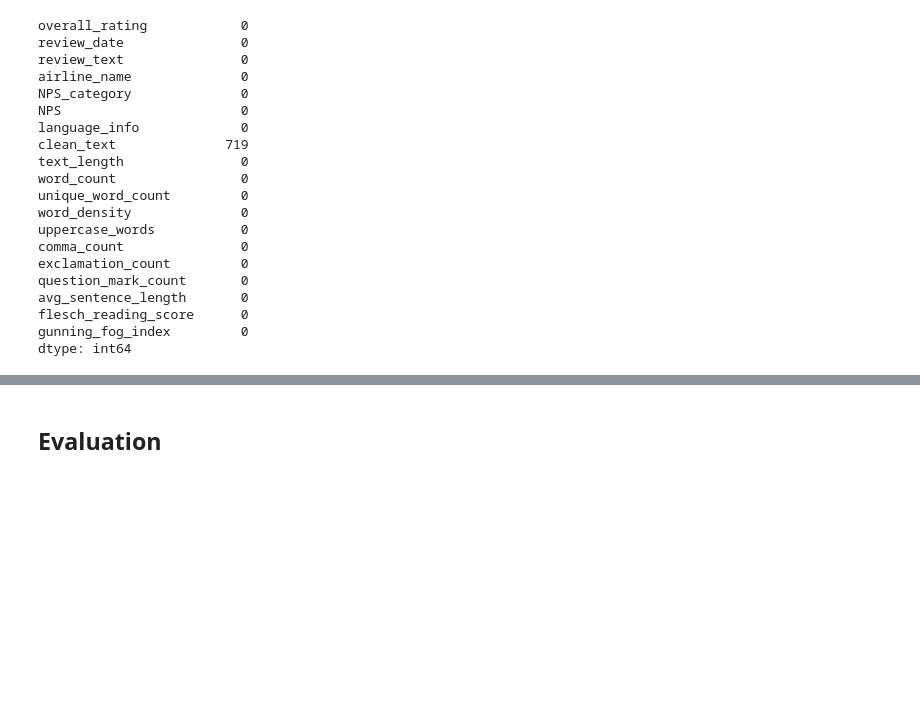
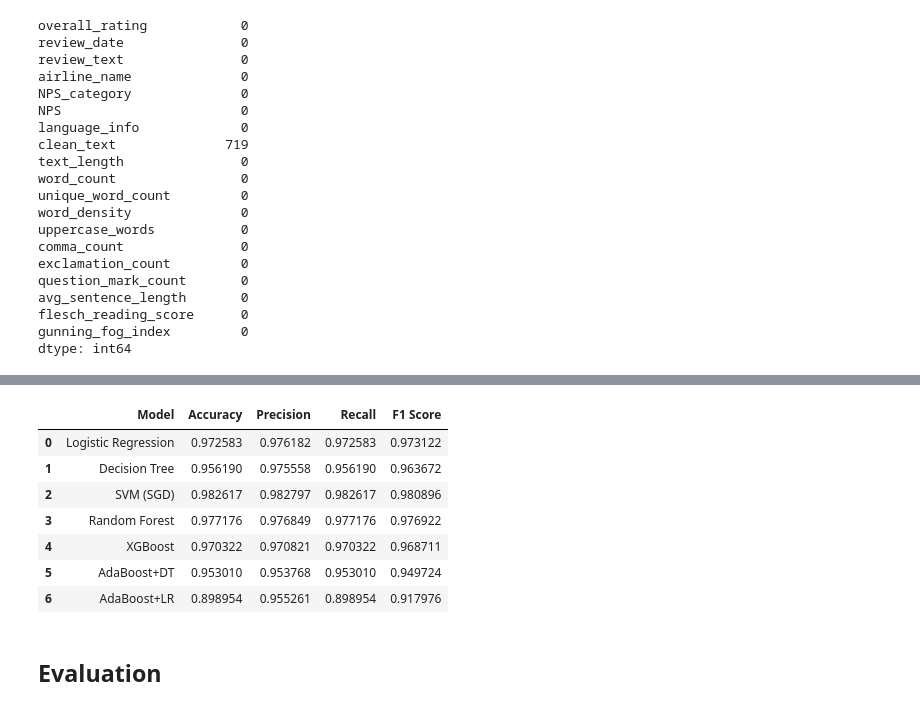
Before and after one commit to gangula-karthik/Altitude-Analytics, a Jupyter notebook: Modelling.ipynb, the cells around one changed output, grey strips where cells are left out. Saved outputs shown, nothing was run; the diff lists cells and outputs as text; code cells hidden in the pictures; blank space fills up the shorter version.

Commit message:
add: modelling (98% accuracy achieved !!!)

```diff
--- a/Modelling.ipynb
+++ b/Modelling.ipynb
@@ -43,3 +85,5 @@ gunning_fog_index         0
 dtype: int64
 # %%
 df.dropna(inplace=True)
+# %%
+df["NPS_category"] = df["NPS_category"].map({"Detractor": 0, "Neutral": 1, "Promoter": 2})
@@ -343,2 +402,47 @@ weighted avg       0.88      0.86      0.87     14152
+# %%
+from sklearn.linear_model import SGDClassifier
+from catboost import Pool, CatBoostClassifier
+from sklearn.ensemble import AdaBoostClassifier
+from sklearn.tree import DecisionTreeClassifier
+import lightgbm as lgb
+
+models = {
+    "Logistic Regression": LogisticRegression(multi_class='multinomial', solver='lbfgs', class_weight='balanced', max_iter=2000),
+    "Decision Tree": DecisionTreeClassifier(class_weight='balanced'),
+    "SVM (SGD)": SGDClassifier(loss='hinge', class_weight='balanced', max_iter=1000, tol=1e-3),
+    "Random Forest": RandomForestClassifier(class_weight='balanced'),
+    "XGBoost": XGBClassifier(enable_categorical=True, eval_metric='mlogloss'),
+    "AdaBoost+DT": AdaBoostClassifier(base_estimator=DecisionTreeClassifier(max_depth=1), n_estimators=100),
+    "AdaBoost+LR": AdaBoostClassifier(base_estimator=LogisticRegression(multi_class='multinomial',class_weight='balanced',max_iter=1000),n_estimators=100),
+    # "Catboost": CatBoostClassifier(iterations=500,learning_rate=0.1,depth=6,l2_leaf_reg=3,cat_features=[], auto_class_weights='Balanced',verbose=200),
+    # "LightGBM": LGBMClassifier(boosting_type='gbdt', objective='multiclass',  learning_rate=0.09, max_depth=-1, random_state=42, n_estimators=100, device='gpu', gpu_platform_id=0, gpu_device_id=0)
+}
+
+def evaluate_model(name, model, X_train, y_train, X_test, y_test):
+    model.fit(X_train, y_train)
+    y_pred = model.predict(X_test)
+    accuracy = accuracy_score(y_test, y_pred)
+    precision = precision_score(y_test, y_pred, average='weighted')
+    recall = recall_score(y_test, y_pred, average='weighted')
+    f1 = f1_score(y_test, y_pred, average='weighted')
+    return {"Model": name, "Accuracy": accuracy, "Precision": precision, "Recall": recall, "F1 Score": f1}
+# %%
+results = pd.DataFrame()
+
+for name, model in tqdm(models.items(), desc="Evaluating Models"):
+    results_row = evaluate_model(name, model, X_train_delta_tfidf, y_train, X_test_delta_tfidf, y_test)
+    results = results._append(results_row, ignore_index=True)
+    # display(results.iloc[-1])
+
+results
+# %% [output]
+|  | Model | Accuracy | Precision | Recall | F1 Score |
+| 0 | Logistic Regression | 0.972583 | 0.976182 | 0.972583 | 0.973122 |
+| 1 | Decision Tree | 0.956190 | 0.975558 | 0.956190 | 0.963672 |
+| 2 | SVM (SGD) | 0.982617 | 0.982797 | 0.982617 | 0.980896 |
+| 3 | Random Forest | 0.977176 | 0.976849 | 0.977176 | 0.976922 |
+| 4 | XGBoost | 0.970322 | 0.970821 | 0.970322 | 0.968711 |
+| 5 | AdaBoost+DT | 0.953010 | 0.953768 | 0.953010 | 0.949724 |
+| 6 | AdaBoost+LR | 0.898954 | 0.955261 | 0.898954 | 0.917976 |
 # %% [markdown]
 ## Evaluation
```
Also changed, not shown: parts of 20 cells of this notebook, 4 other files.
